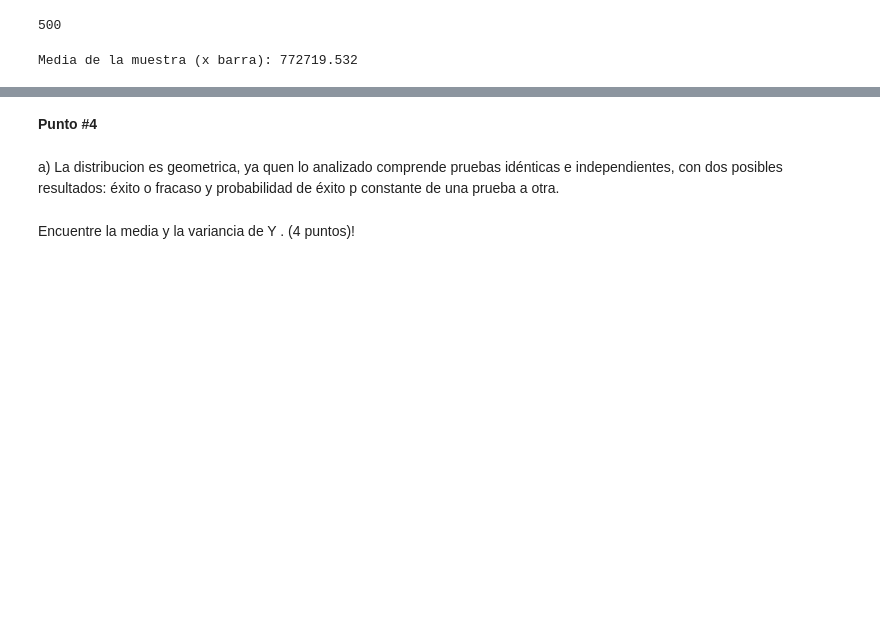
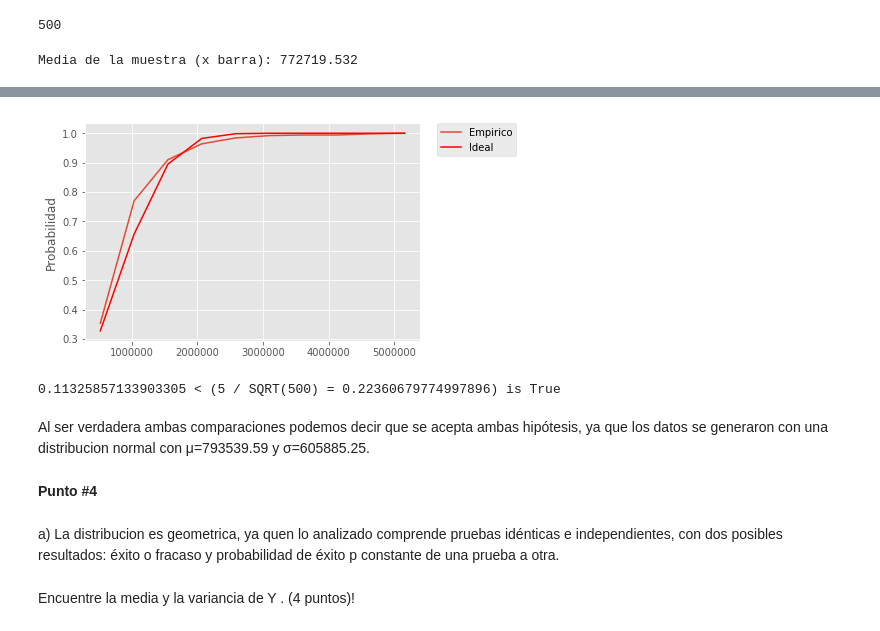
Before and after one commit to jpablofdez/DataScience, a Jupyter notebook: Estadistica/Quices/Quiz_1.ipynb, the cells around one changed output, grey strips where cells are left out. Cells and saved outputs as stored; diff of their text form; code cells hidden in the pictures; blank space fills up the shorter version.

```diff
--- a/Estadistica/Quices/Quiz_1.ipynb
+++ b/Estadistica/Quices/Quiz_1.ipynb
@@ -322,3 +292,10 @@ KSNormal(montoAse,mu,sigma,15)
+# %%
+KSNormal(datosMA,mu,sigma,10)
+# %% [output]
+[figure, added]
+0.11325857133903305 < (5 / SQRT(500) = 0.22360679774997896) is True
+# %% [markdown]
+Al ser verdadera ambas comparaciones podemos decir que se acepta ambas hipótesis, ya que los datos se generaron con una distribucion normal con μ=793539.59 y σ=605885.25.
 # %% [markdown]
 **Punto #4**
 # %% [markdown]
```
Also changed, not shown: parts of 30 cells of this notebook.
